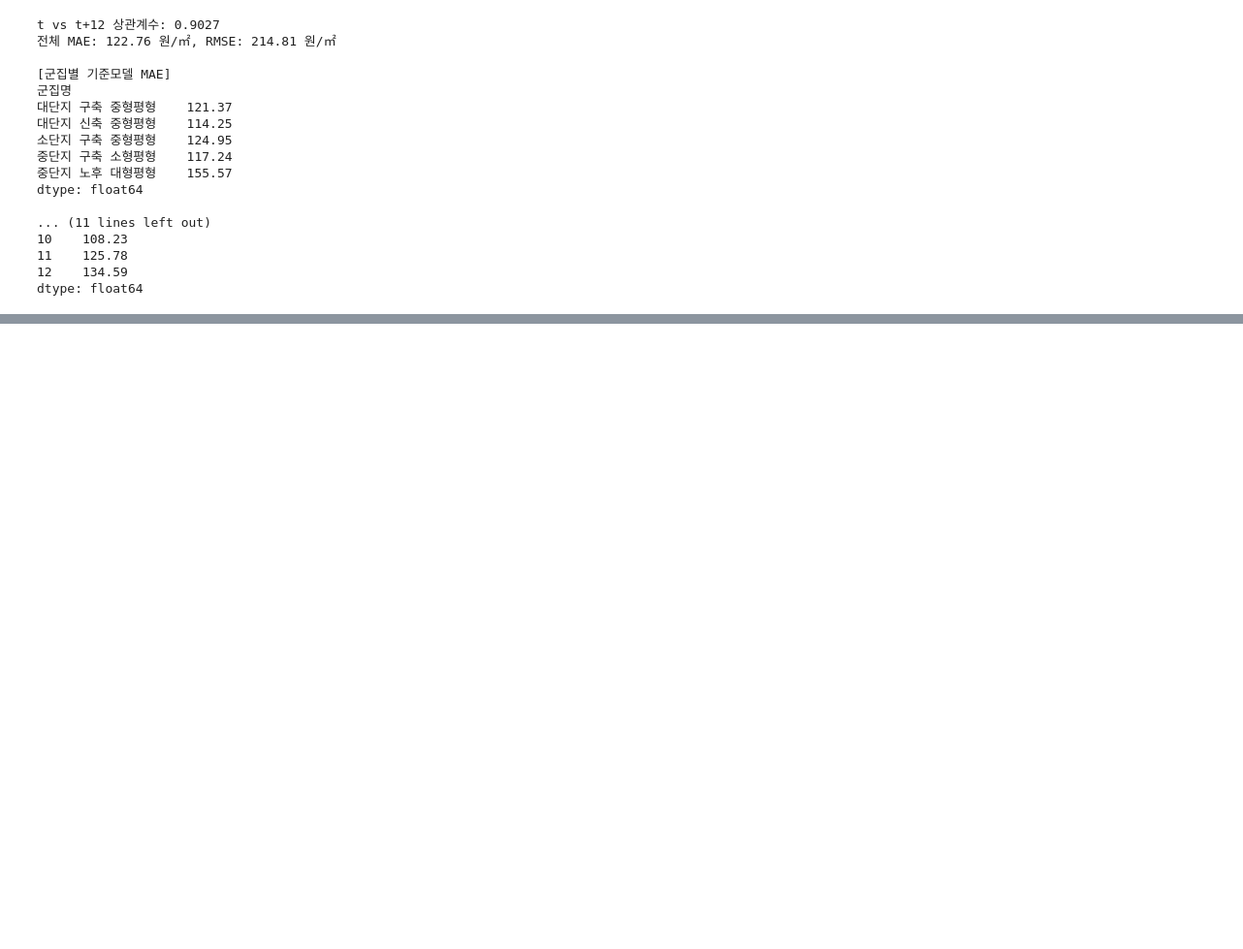
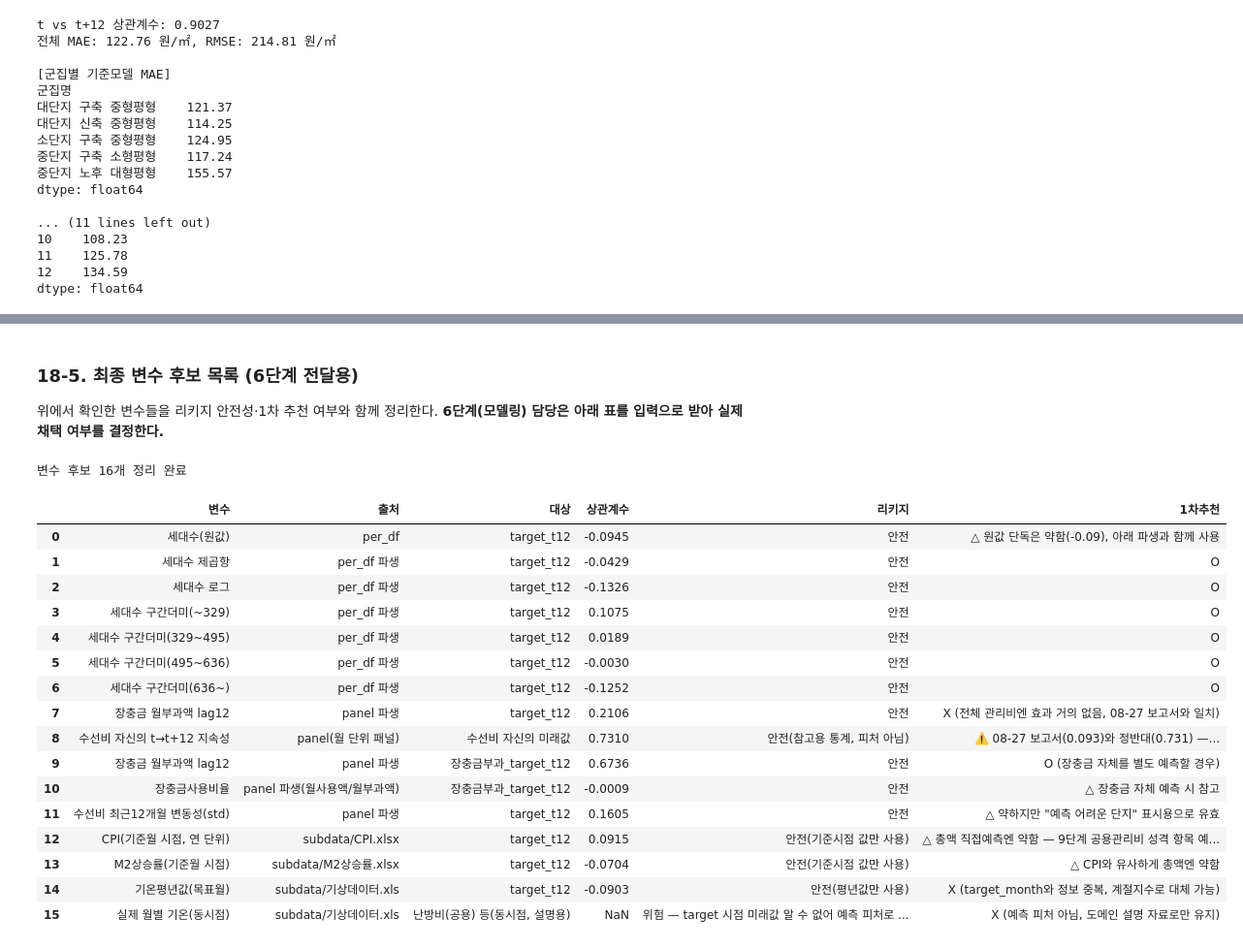
Before and after one commit to roh-git/mlapt_project, a Jupyter notebook: main_analysis.ipynb, the cells around one changed output, grey strips where cells are left out. Shown at 97% size. Drawn from its saved outputs; the diff is of its cells as text; code cells hidden in the pictures; blank space fills up the shorter version.

```diff
--- a/main_analysis.ipynb
+++ b/main_analysis.ipynb
@@ -1735,0 +1756,14 @@ dtype: float64
+# %%
+SIZE_BREAKS = [(0, 329, '~329'), (329, 495, '329~495'), (495, 636, '495~636'), (636, 10**9, '636~')]
+for lo, hi, nm in SIZE_BREAKS:
+    train_pairs[f'세대수구간_{nm}'] = ((train_pairs['세대수'] > lo) & (train_pairs['세대수'] <= hi)).astype(int)
+train_pairs['세대수_sq'] = train_pairs['세대수'] ** 2 / 1e6   # 스케일 축소
+train_pairs['log세대수'] = np.log(train_pairs['세대수'])
+
+SIZE_CANDIDATES = ['세대수', '세대수_sq', 'log세대수'] + [f'세대수구간_{nm}' for _, _, nm in SIZE_BREAKS]
+print('[세대수 파생변수 vs target_t12 상관계수] (원값 -0.09와 비교)')
+print(train_pairs[SIZE_CANDIDATES + ['target_t12']].corr()['target_t12'].drop('target_t12').round(4).sort_values())
+
+print('\n[세대수 구간별 target_t12 평균] — 단조감소가 아니라면 비선형 반영 근거')
+size_bins = pd.cut(train_pairs['세대수'], [0, 329, 495, 636, 1200, 3000, 10**9])
+print(train_pairs.groupby(size_bins, observed=True)['target_t12'].agg(['mean', 'count']).round(1))
@@ -1735,0 +1952,66 @@ dtype: float64
+# %% [markdown]
+### 18-5. 최종 변수 후보 목록 (6단계 전달용)
+
+위에서 확인한 변수들을 리키지 안전성·1차 추천 여부와 함께 정리한다. **6단계(모델링) 담당은 아래 표를 입력으로 받아 실제 채택 여부를 결정한다.**
+# %%
+candidate_summary = pd.DataFrame([
+    {'변수': '세대수(원값)', '출처': 'per_df', '대상': 'target_t12', '상관계수': train_pairs[['세대수', 'target_t12']].corr().iloc[0, 1],
+     '리키지': '안전', '1차추천': '△ 원값 단독은 약함(-0.09), 아래 파생과 함께 사용'},
+] + [
+    {'변수': f'세대수 {nm}', '출처': 'per_df 파생', '대상': 'target_t12',
+     '상관계수': train_pairs[[c, 'target_t12']].corr().iloc[0, 1],
+     '리키지': '안전', '1차추천': 'O'}
+    for c, nm in zip(['세대수_sq', 'log세대수'] + [f'세대수구간_{nm}' for _, _, nm in SIZE_BREAKS],
+                      ['제곱항', '로그'] + [f'구간더미({nm})' for _, _, nm in SIZE_BREAKS])
+] + [
+    {'변수': '장충금 월부과액 lag12', '출처': 'panel 파생', '대상': 'target_t12',
+     '상관계수': train_pairs[['장충금 월부과액_perm2_lag12', 'target_t12']].corr().iloc[0, 1],
+     '리키지': '안전', '1차추천': 'X (전체 관리비엔 효과 거의 없음, 08-27 보고서와 일치)'},
+    {'변수': '수선비 자신의 t→t+12 지속성', '출처': 'panel(월 단위 패널)', '대상': '수선비 자신의 미래값',
+     '상관계수': event_rows[0]['현재→12개월뒤 순위상관'],
+     '리키지': '안전(참고용 통계, 피처 아님)',
+     '1차추천': '⚠️ 08-27 보고서(0.093)와 정반대(0.731) — 방법론 차이 재확인 필요, 확정 전까지 보류'},
+    {'변수': '장충금 월부과액 lag12', '출처': 'panel 파생', '대상': '장충금부과_target_t12',
+     '상관계수': jch_own[['장충금 월부과액_perm2_lag12', '장충금부과_target_t12']].corr().iloc[0, 1],
+     '리키지': '안전', '1차추천': 'O (장충금 자체를 별도 예측할 경우)'},
+    {'변수': '장충금사용비율', '출처': 'panel 파생(월사용액/월부과액)', '대상': '장충금부과_target_t12',
+     '상관계수': jch_own[['장충금사용비율', '장충금부과_target_t12']].corr().iloc[0, 1],
+     '리키지': '안전', '1차추천': '△ 장충금 자체 예측 시 참고'},
+    {'변수': '수선비 최근12개월 변동성(std)', '출처': 'panel 파생', '대상': 'target_t12',
+     '상관계수': train_pairs[['수선비_perm2_roll12std', 'target_t12']].corr().iloc[0, 1],
+     '리키지': '안전', '1차추천': '△ 약하지만 "예측 어려운 단지" 표시용으로 유효'},
+    {'변수': 'CPI(기준월 시점, 연 단위)', '출처': 'subdata/CPI.xlsx', '대상': 'target_t12',
+     '상관계수': train_pairs[['cpi_origin', 'target_t12']].corr().iloc[0, 1],
+     '리키지': '안전(기준시점 값만 사용)', '1차추천': '△ 총액 직접예측엔 약함 — 9단계 공용관리비 성격 항목 예측에서 재검토'},
+    {'변수': 'M2상승률(기준월 시점)', '출처': 'subdata/M2상승률.xlsx', '대상': 'target_t12',
+     '상관계수': train_pairs[['m2_origin', 'target_t12']].corr().iloc[0, 1],
+     '리키지': '안전(기준시점 값만 사용)', '1차추천': '△ CPI와 유사하게 총액엔 약함'},
+    {'변수': '기온평년값(목표월)', '출처': 'subdata/기상데이터.xls', '대상': 'target_t12',
+     '상관계수': train_pairs[['기온평년값', 'target_t12']].corr().iloc[0, 1],
+     '리키지': '안전(평년값만 사용)', '1차추천': 'X (target_month와 정보 중복, 계절지수로 대체 가능)'},
+    {'변수': '실제 월별 기온(동시점)', '출처': 'subdata/기상데이터.xls', '대상': '난방비(공용) 등(동시점, 설명용)',
+     '상관계수': np.nan, '리키지': '위험 — target 시점 미래값 알 수 없어 예측 피처로 사용 금지',
+     '1차추천': 'X (예측 피처 아님, 도메인 설명 자료로만 유지)'},
+])
+candidate_summary['상관계수'] = candidate_summary['상관계수'].round(4)
+print(f"변수 후보 {len(candidate_summary)}개 정리 완료")
+candidate_summary
+# %% [output]
+변수 후보 16개 정리 완료
+|  | 변수 | 출처 | 대상 | 상관계수 | 리키지 | 1차추천 |
+| 0 | 세대수(원값) | per_df | target_t12 | -0.0945 | 안전 | △ 원값 단독은 약함(-0.09), 아래 파생과 함께 사용 |
+| 1 | 세대수 제곱항 | per_df 파생 | target_t12 | -0.0429 | 안전 | O |
+| 2 | 세대수 로그 | per_df 파생 | target_t12 | -0.1326 | 안전 | O |
+| 3 | 세대수 구간더미(~329) | per_df 파생 | target_t12 | 0.1075 | 안전 | O |
+| 4 | 세대수 구간더미(329~495) | per_df 파생 | target_t12 | 0.0189 | 안전 | O |
+| 5 | 세대수 구간더미(495~636) | per_df 파생 | target_t12 | -0.0030 | 안전 | O |
+| 6 | 세대수 구간더미(636~) | per_df 파생 | target_t12 | -0.1252 | 안전 | O |
+| 7 | 장충금 월부과액 lag12 | panel 파생 | target_t12 | 0.2106 | 안전 | X (전체 관리비엔 효과 거의 없음, 08-27 보고서와 일치) |
+| 8 | 수선비 자신의 t→t+12 지속성 | panel(월 단위 패널) | 수선비 자신의 미래값 | 0.7310 | 안전(참고용 통계, 피처 아님) | ⚠️ 08-27 보고서(0.093)와 정반대(0.731) —... |
+| 9 | 장충금 월부과액 lag12 | panel 파생 | 장충금부과_target_t12 | 0.6736 | 안전 | O (장충금 자체를 별도 예측할 경우) |
+| 10 | 장충금사용비율 | panel 파생(월사용액/월부과액) | 장충금부과_target_t12 | -0.0009 | 안전 | △ 장충금 자체 예측 시 참고 |
+| 11 | 수선비 최근12개월 변동성(std) | panel 파생 | target_t12 | 0.1605 | 안전 | △ 약하지만 "예측 어려운 단지" 표시용으로 유효 |
+| 12 | CPI(기준월 시점, 연 단위) | subdata/CPI.xlsx | target_t12 | 0.0915 | 안전(기준시점 값만 사용) | △ 총액 직접예측엔 약함 — 9단계 공용관리비 성격 항목 예... |
+| 13 | M2상승률(기준월 시점) | subdata/M2상승률.xlsx | target_t12 | -0.0704 | 안전(기준시점 값만 사용) | △ CPI와 유사하게 총액엔 약함 |
+| 14 | 기온평년값(목표월) | subdata/기상데이터.xls | target_t12 | -0.0903 | 안전(평년값만 사용) | X (target_month와 정보 중복, 계절지수로 대체 가능) |
+| 15 | 실제 월별 기온(동시점) | subdata/기상데이터.xls | 난방비(공용) 등(동시점, 설명용) | NaN | 위험 — target 시점 미래값 알 수 없어 예측 피처로 ... | X (예측 피처 아님, 도메인 설명 자료로만 유지) |
```
Also changed, not shown: parts of 10 cells of this notebook, 3 other files.
